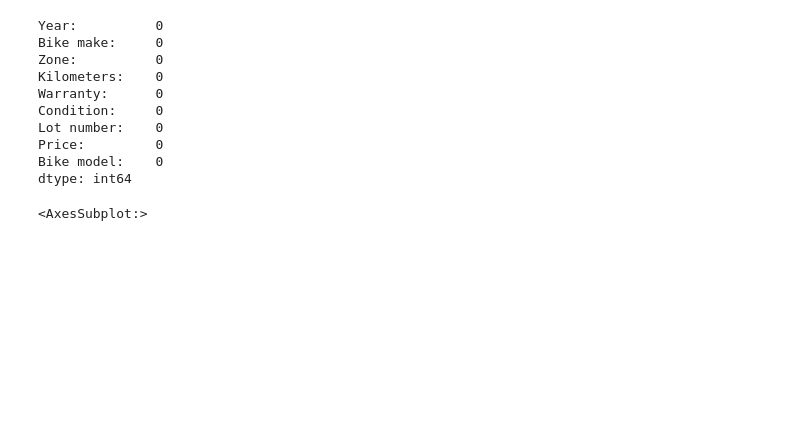
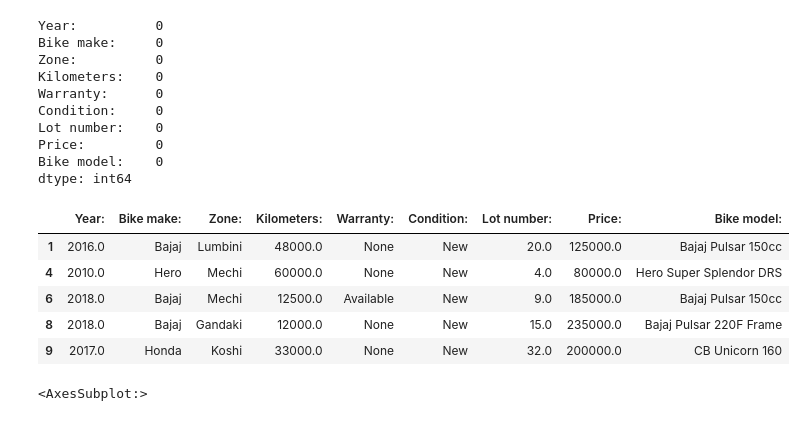
Before and after one commit to dexhrestha/ai-internship-genese, a Jupyter notebook: week 8/Bike price regression.ipynb, the cells around one changed output. Drawn from its saved outputs; the diff is of its cells as text; code cells hidden in the pictures; blank space fills up the shorter version.

```diff
--- a/week 8/Bike price regression.ipynb
+++ b/week 8/Bike price regression.ipynb
@@ -96,3 +98,12 @@ Lot number:    0
 Price:         0
 Bike model:    0
 dtype: int64
+# %%
+df.head()
+# %% [output]
+|  | Year: | Bike make: | Zone: | Kilometers: | Warranty: | Condition: | Lot number: | Price: | Bike model: |
+| 1 | 2016.0 | Bajaj | Lumbini | 48000.0 | None | New | 20.0 | 125000.0 | Bajaj Pulsar 150cc |
+| 4 | 2010.0 | Hero | Mechi | 60000.0 | None | New | 4.0 | 80000.0 | Hero Super Splendor DRS |
+| 6 | 2018.0 | Bajaj | Mechi | 12500.0 | Available | New | 9.0 | 185000.0 | Bajaj Pulsar 150cc |
+| 8 | 2018.0 | Bajaj | Gandaki | 12000.0 | None | New | 15.0 | 235000.0 | Bajaj Pulsar 220F Frame |
+| 9 | 2017.0 | Honda | Koshi | 33000.0 | None | New | 32.0 | 200000.0 | CB Unicorn 160 |
```
Also changed, not shown: parts of 22 cells of this notebook.
